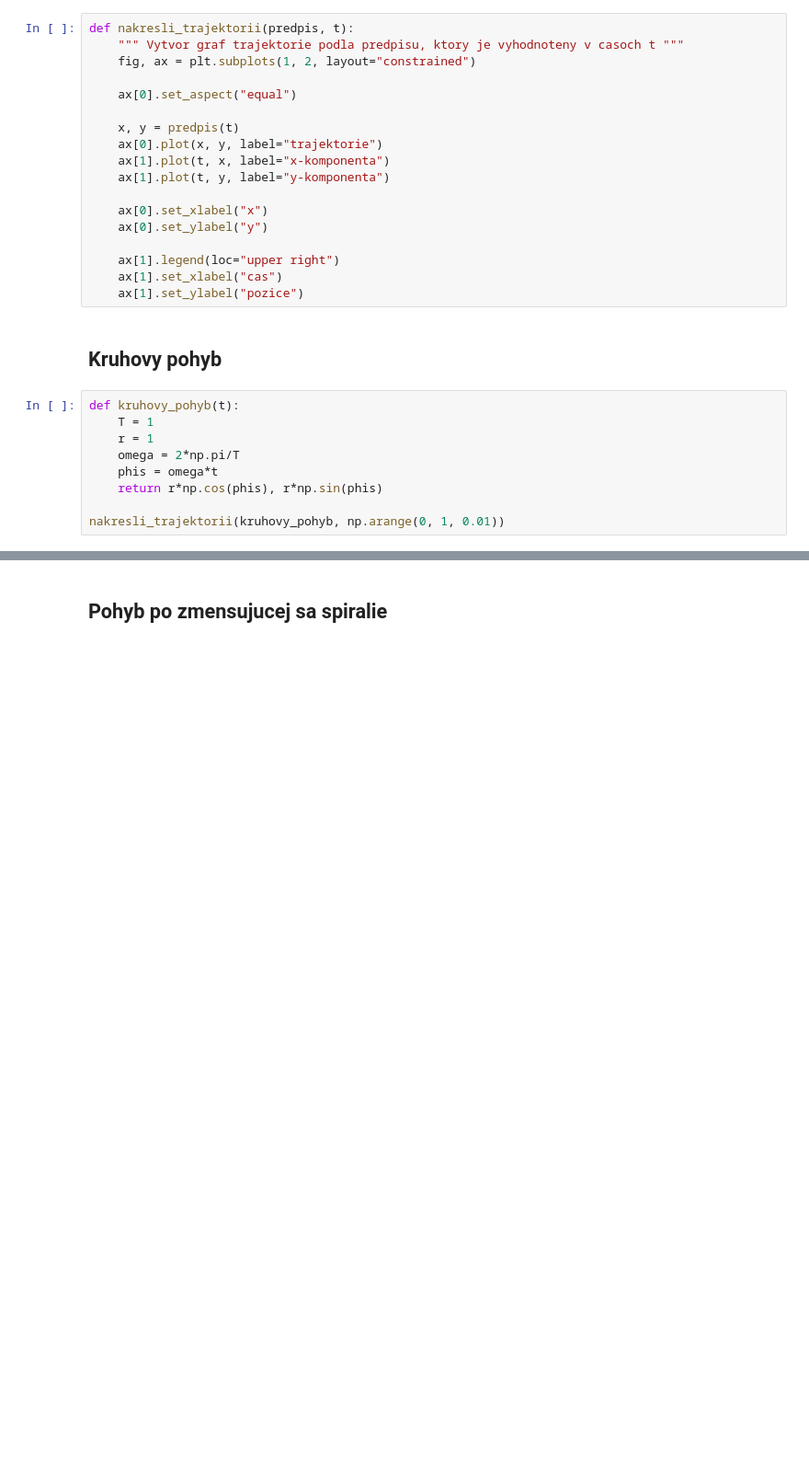
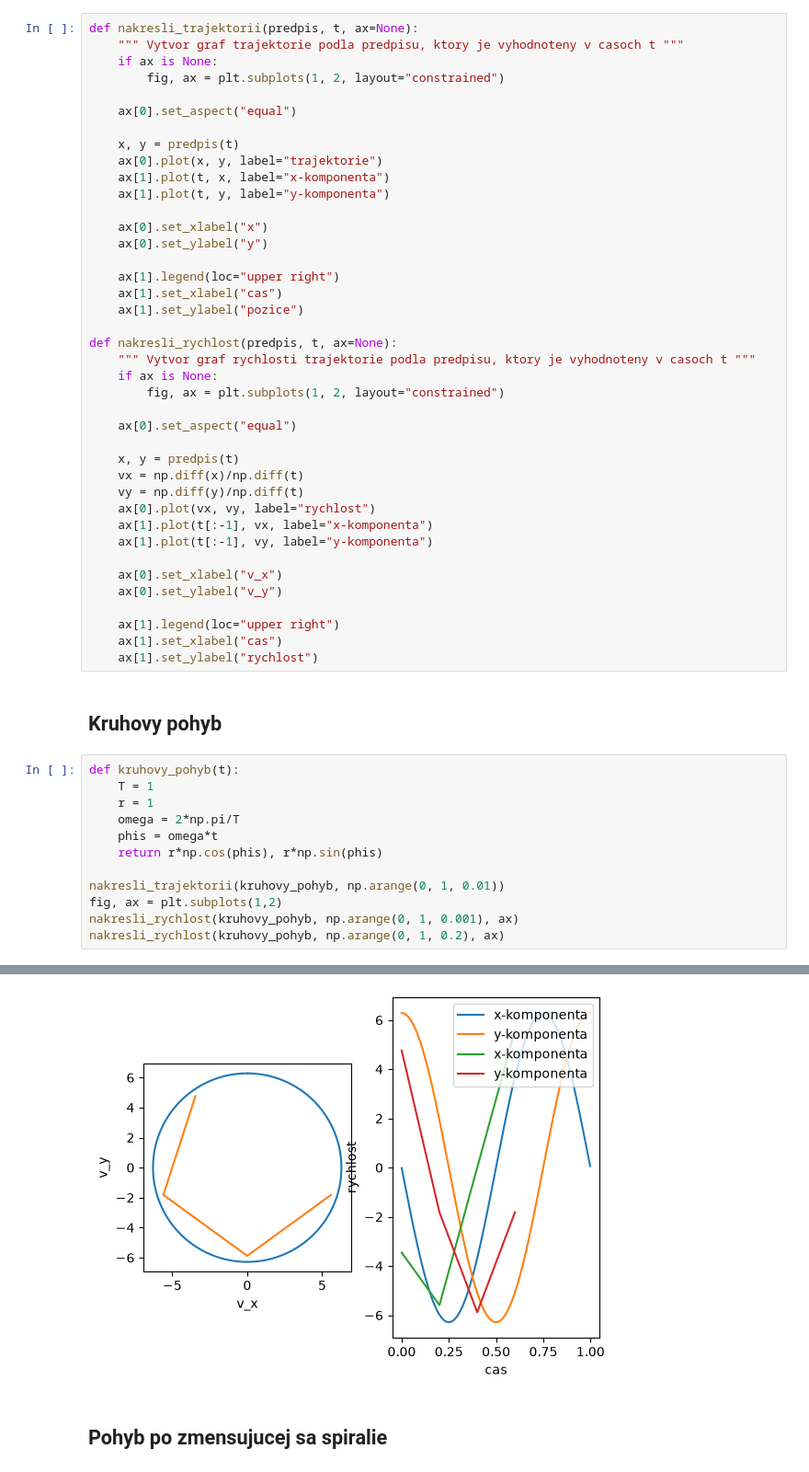
Before and after one commit to emil-varga/mechanika, a Jupyter notebook: python/notebooks/03_kinematika.ipynb, the cells around one changed output, grey strips where cells are left out. Shown at 92% size. Cells and saved outputs as stored; diff of their text form; blank space fills up the shorter version.

Commit message:
vypocet rychlosti v notebooku kinematika

```diff
--- a/python/notebooks/03_kinematika.ipynb
+++ b/python/notebooks/03_kinematika.ipynb
@@ -2,9 +2,10 @@
 import numpy as np
 import matplotlib.pyplot as plt
 # %%
-def nakresli_trajektorii(predpis, t):
+def nakresli_trajektorii(predpis, t, ax=None):
     """ Vytvor graf trajektorie podla predpisu, ktory je vyhodnoteny v casoch t """
-    fig, ax = plt.subplots(1, 2, layout="constrained")
+    if ax is None:
+        fig, ax = plt.subplots(1, 2, layout="constrained")
 
     ax[0].set_aspect("equal")
 
@@ -19,19 +20,44 @@ def nakresli_trajektorii(predpis, t):
     ax[1].legend(loc="upper right")
     ax[1].set_xlabel("cas")
     ax[1].set_ylabel("pozice")
+
+def nakresli_rychlost(predpis, t, ax=None):
+    """ Vytvor graf rychlosti trajektorie podla predpisu, ktory je vyhodnoteny v casoch t """
+    if ax is None:
+        fig, ax = plt.subplots(1, 2, layout="constrained")
+
+    ax[0].set_aspect("equal")
+
+    x, y = predpis(t)
+    vx = np.diff(x)/np.diff(t)
+    vy = np.diff(y)/np.diff(t)
+    ax[0].plot(vx, vy, label="rychlost")
+    ax[1].plot(t[:-1], vx, label="x-komponenta")
+    ax[1].plot(t[:-1], vy, label="y-komponenta")
+
+    ax[0].set_xlabel("v_x")
+    ax[0].set_ylabel("v_y")
+
+    ax[1].legend(loc="upper right")
+    ax[1].set_xlabel("cas")
+    ax[1].set_ylabel("rychlost")
 # %% [markdown]
 ## Kruhovy pohyb
 # %%
 def kruhovy_pohyb(t):
     T = 1
     r = 1
     omega = 2*np.pi/T
     phis = omega*t
     return r*np.cos(phis), r*np.sin(phis)
 
 nakresli_trajektorii(kruhovy_pohyb, np.arange(0, 1, 0.01))
+fig, ax = plt.subplots(1,2)
+nakresli_rychlost(kruhovy_pohyb, np.arange(0, 1, 0.001), ax)
+nakresli_rychlost(kruhovy_pohyb, np.arange(0, 1, 0.2), ax)
 # %% [output]
 [figure]
+[figure, added]
 # %% [markdown]
 ## Pohyb po zmensujucej sa spiralie
 # %%
```
